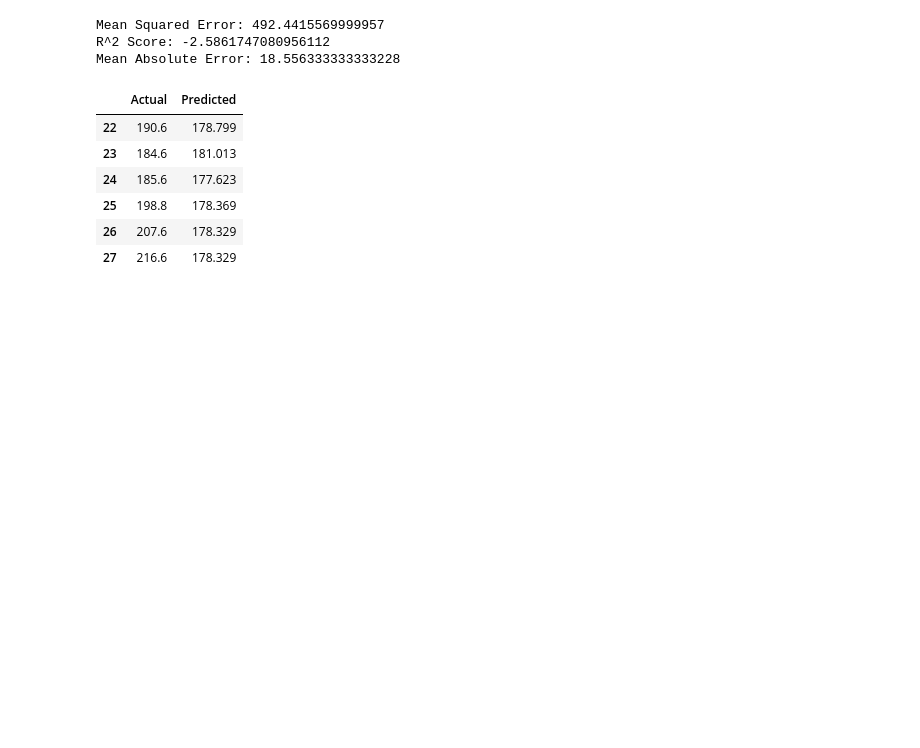
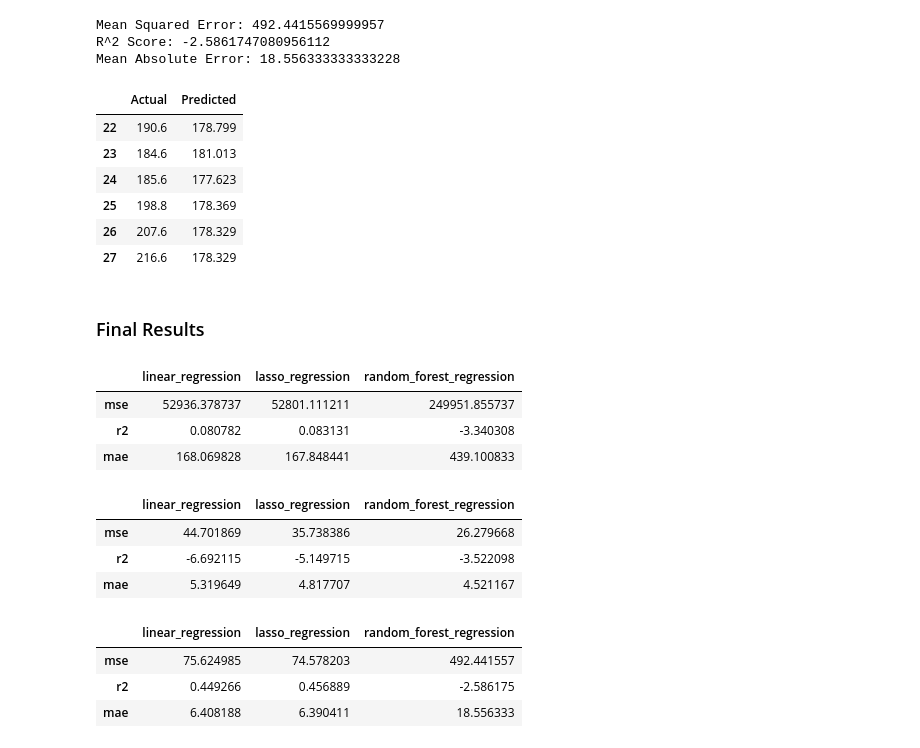
Before and after one commit to muffindud/iceland-data-analysis, a Jupyter notebook: model.ipynb, the cells around one changed output. Saved outputs shown, nothing was run; the diff lists cells and outputs as text; code cells hidden in the pictures; blank space fills up the shorter version.

Commit message:
add results table

```diff
--- a/model.ipynb
+++ b/model.ipynb
@@ -546,3 +546,76 @@ Mean Absolute Error: 18.556333333333228
 | 25 | 198.8 | 178.369 |
 | 26 | 207.6 | 178.329 |
 | 27 | 216.6 | 178.329 |
+# %% [markdown]
+### Final Results
+# %%
+gdp_volume = {
+    "linear_regression": {
+        "mse": gdp_volume_linear_mse,
+        "r2": gdp_volume_linear_r2,
+        "mae": gdp_volume_linear_mae
+    },
+    "lasso_regression": {
+        "mse": gdp_volume_lasso_mse,
+        "r2": gdp_volume_lasso_r2,
+        "mae": gdp_volume_lasso_mae
+    },
+    "random_forest_regression": {
+        "mse": gdp_volume_random_forest_mse,
+        "r2": gdp_volume_random_forest_r2,
+        "mae": gdp_volume_random_forest_mae
+    }
+}
+
+cpi_inflation_rate = {
+    "linear_regression": {
+        "mse": cpi_inflation_linear_mse,
+        "r2": cpi_inflation_linear_r2,
+        "mae": cpi_inflation_linear_mae
+    },
+    "lasso_regression": {
+        "mse": cpi_inflation_lasso_mse,
+        "r2": cpi_inflation_lasso_r2,
+        "mae": cpi_inflation_lasso_mae
+    },
+    "random_forest_regression": {
+        "mse": cpi_inflation_random_forest_mse,
+        "r2": cpi_inflation_random_forest_r2,
+        "mae": cpi_inflation_random_forest_mae
+    }
+}
+
+employment_thousands = {
+    "linear_regression": {
+        "mse": employment_thousands_linear_mse,
+        "r2": employment_thousands_linear_r2,
+        "mae": employment_thousands_linear_mae
+    },
+    "lasso_regression": {
+        "mse": employment_thousands_lasso_mse,
+        "r2": employment_thousands_lasso_r2,
+        "mae": employment_thousands_lasso_mae
+    },
+    "random_forest_regression": {
+        "mse": employment_thousands_random_forest_mse,
+        "r2": employment_thousands_random_forest_r2,
+        "mae": employment_thousands_random_forest_mae
+    }
+}
+
+display(pd.DataFrame(gdp_volume))
+display(pd.DataFrame(cpi_inflation_rate))
+display(pd.DataFrame(employment_thousands))
+# %% [output]
+|  | linear_regression | lasso_regression | random_forest_regression |
+| mse | 52936.378737 | 52801.111211 | 249951.855737 |
+| r2 | 0.080782 | 0.083131 | -3.340308 |
+| mae | 168.069828 | 167.848441 | 439.100833 |
+|  | linear_regression | lasso_regression | random_forest_regression |
+| mse | 44.701869 | 35.738386 | 26.279668 |
+| r2 | -6.692115 | -5.149715 | -3.522098 |
+| mae | 5.319649 | 4.817707 | 4.521167 |
+|  | linear_regression | lasso_regression | random_forest_regression |
+| mse | 75.624985 | 74.578203 | 492.441557 |
+| r2 | 0.449266 | 0.456889 | -2.586175 |
+| mae | 6.408188 | 6.390411 | 18.556333 |
```
